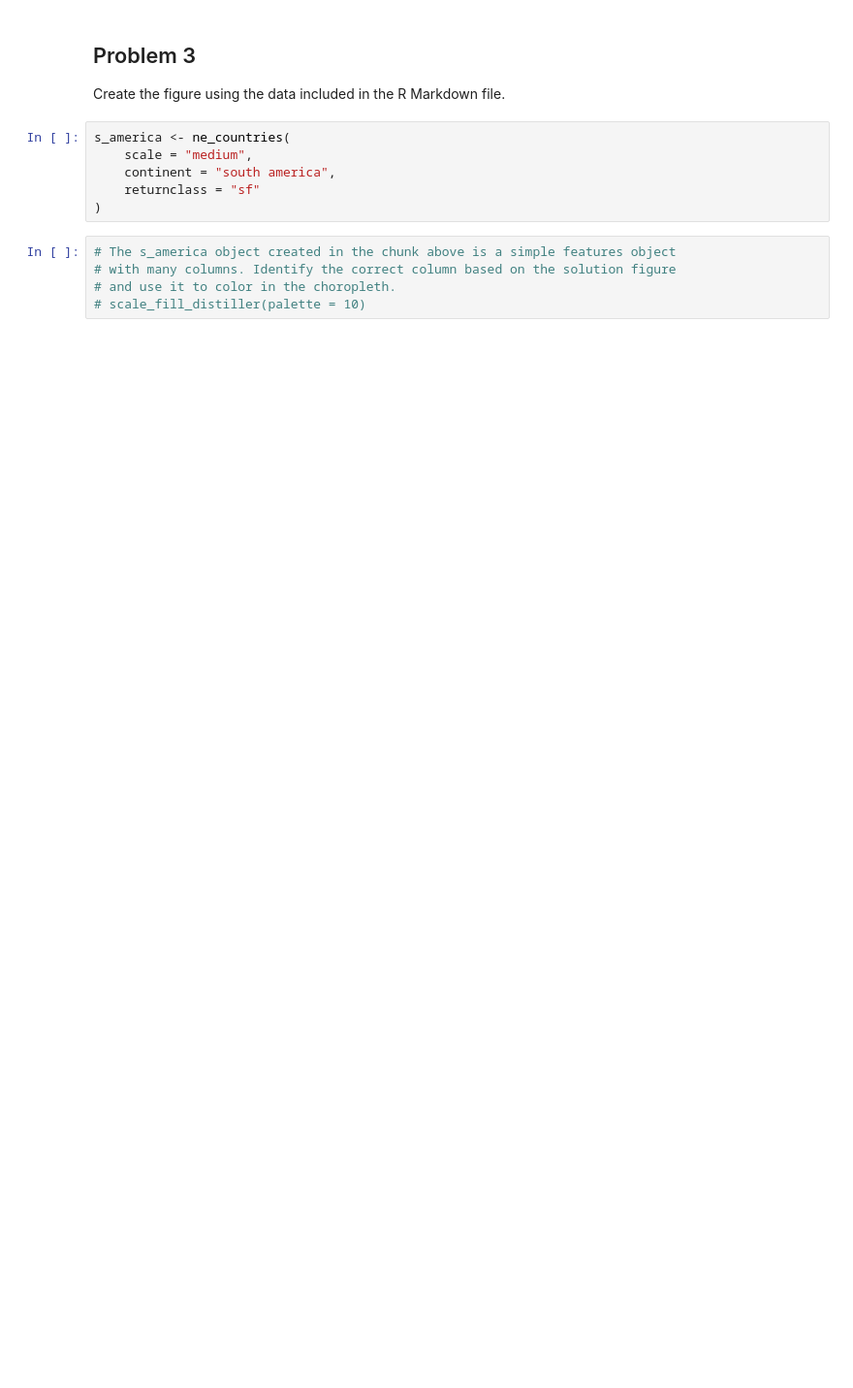
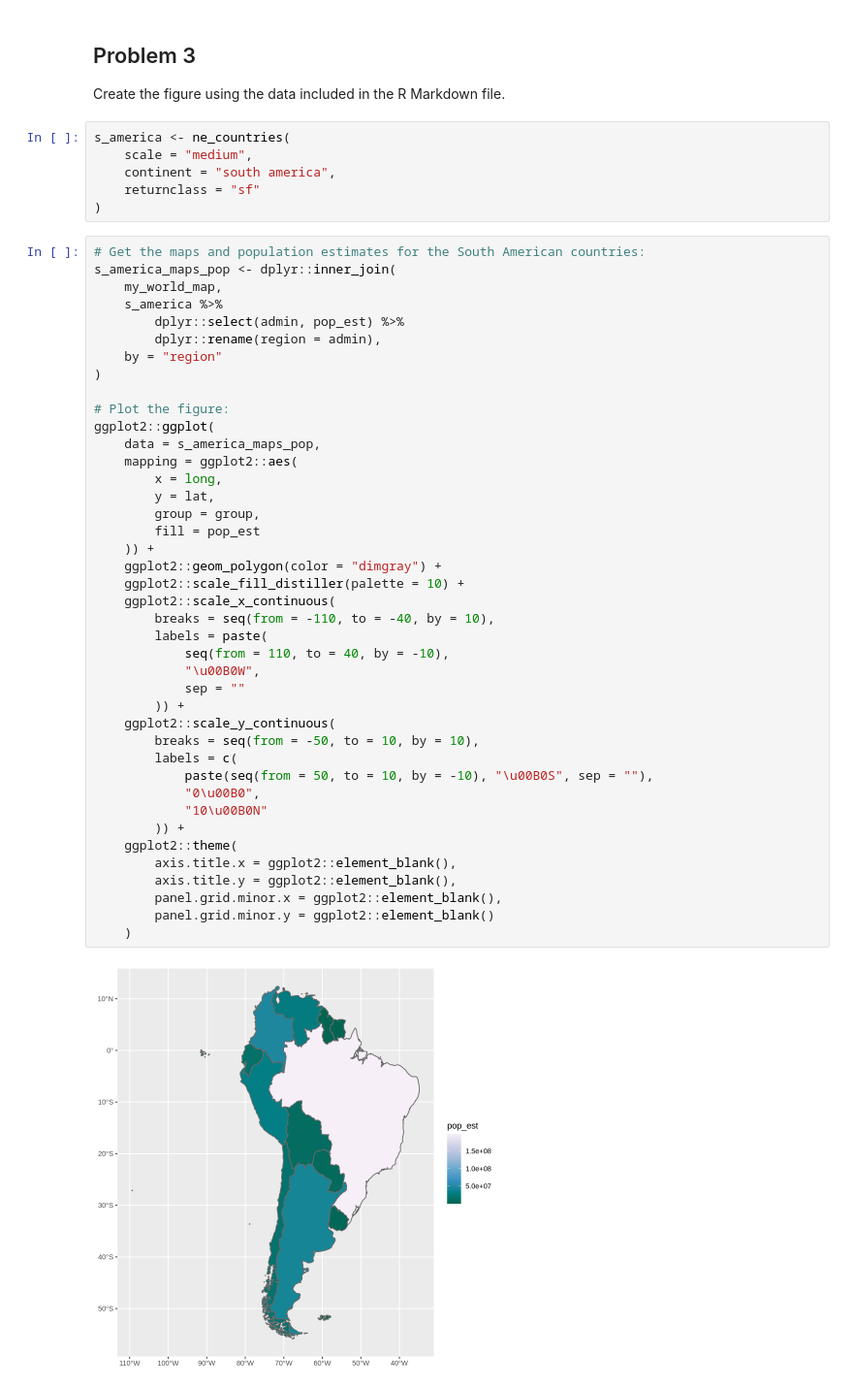
Before and after one commit to mwoitek/r_advanced_data_visualization, a Jupyter notebook: assignment_2/peer_review_2.ipynb, the cells around one changed output. Shown at 97% size. Saved outputs shown, nothing was run; the diff lists cells and outputs as text; blank space fills up the shorter version.

```diff
--- a/assignment_2/peer_review_2.ipynb
+++ b/assignment_2/peer_review_2.ipynb
@@ -51,8 +99,46 @@ s_america <- ne_countries(
     continent = "south america",
     returnclass = "sf"
 )
-# %%
-# The s_america object created in the chunk above is a simple features object
-# with many columns. Identify the correct column based on the solution figure
-# and use it to color in the choropleth.
-# scale_fill_distiller(palette = 10)
+# %%
+# Get the maps and population estimates for the South American countries:
+s_america_maps_pop <- dplyr::inner_join(
+    my_world_map,
+    s_america %>%
+        dplyr::select(admin, pop_est) %>%
+        dplyr::rename(region = admin),
+    by = "region"
+)
+
+# Plot the figure:
+ggplot2::ggplot(
+    data = s_america_maps_pop,
+    mapping = ggplot2::aes(
+        x = long,
+        y = lat,
+        group = group,
+        fill = pop_est
+    )) +
+    ggplot2::geom_polygon(color = "dimgray") +
+    ggplot2::scale_fill_distiller(palette = 10) +
+    ggplot2::scale_x_continuous(
+        breaks = seq(from = -110, to = -40, by = 10),
+        labels = paste(
+            seq(from = 110, to = 40, by = -10),
+            "\u00B0W",
+            sep = ""
+        )) +
+    ggplot2::scale_y_continuous(
+        breaks = seq(from = -50, to = 10, by = 10),
+        labels = c(
+            paste(seq(from = 50, to = 10, by = -10), "\u00B0S", sep = ""),
+            "0\u00B0",
+            "10\u00B0N"
+        )) +
+    ggplot2::theme(
+        axis.title.x = ggplot2::element_blank(),
+        axis.title.y = ggplot2::element_blank(),
+        panel.grid.minor.x = ggplot2::element_blank(),
+        panel.grid.minor.y = ggplot2::element_blank()
+    )
+# %% [output]
+[figure, added]
```
Also changed, not shown: parts of 5 cells of this notebook, 3 other files.
